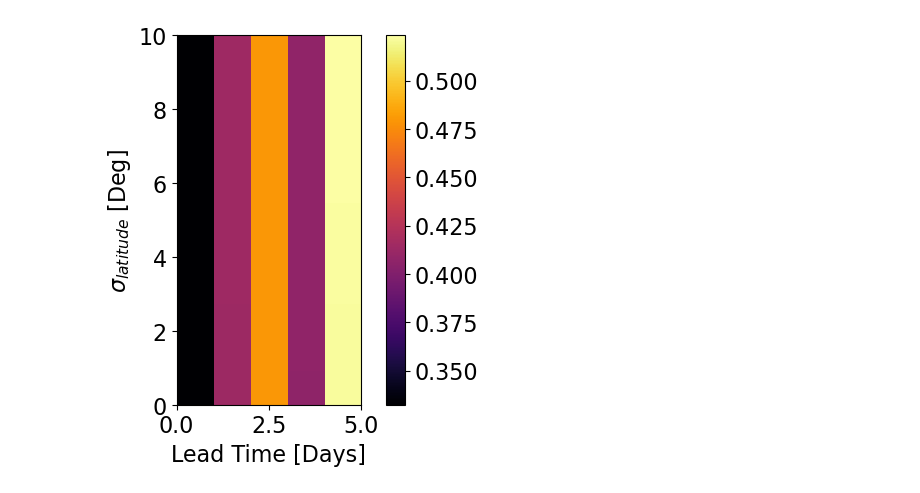
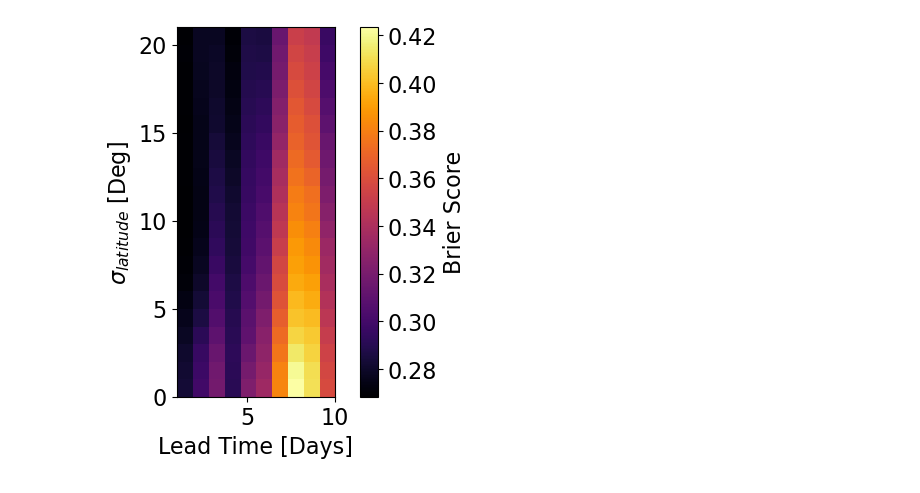
Before and after one commit to NathanielInatimi/WSA_calibration, a Jupyter notebook: code/WSA_calibration.ipynb, the cells around one changed output. Drawn from its saved outputs; the diff is of its cells as text; code cells hidden in the pictures.

Commit message:
fixed perturbation -bug- (large perturbations falling outside WSA map boundaries) which caused HUXt to break, building up analysis pipeline to deal with larger numbers of ensembles

```diff
--- a/code/WSA_calibration.ipynb
+++ b/code/WSA_calibration.ipynb
@@ -272,17 +268,17 @@ def split_by_lead_time(params, sigma_longitude, max_lead_time, observed_data, fi
 # %%
 # ensemble parameters
 ensemble_size = 100
-sigma_latitude = 19 # degrees
+sigma_latitude = 11 # degrees
 sigma_longitude = 0 # degrees
 forecast_window = 10 * u.day
 r_min = 21.5*u.solRad
 
 # get all ensemble netCDF file strings of specified parameters
 ensemble_directory_path = os.path.abspath(os.path.join(os.pardir,'data','ensembles'))
-ensemble_file_words = [f'ens_{int(sigma_latitude)}_{ensemble_size}'] # keywords to filter for in coronal model file directory
+ensemble_file_words = [f'ens_{int(sigma_latitude)}_{ensemble_size}'] # keywords to filter ensemble set directory
 ensemble_fname = hef.get_files_containing_words(ensemble_directory_path, ensemble_file_words)[0]
 
-all_files = os.listdir(os.path.abspath(os.path.join(os.pardir,'data','ensembles',ensemble_fname)))
+all_files = os.listdir(os.path.abspath(os.path.join(os.pardir,'data','ensembles',ensemble_fname))) # list of all files inside ensemble directory
 
 dates = []
 filenames = []
@@ -303,7 +299,7 @@ df_ens_filenames = df_ens_filenames.sort_index()
 
 # specify date range of ensemble to load in
 start_date = datetime.datetime(2023,1,1)
-end_date = datetime.datetime(2023,1,14)
+end_date = datetime.datetime(2024,1,1)
 
 date_range = pd.date_range(start_date, end_date, freq='D') # daily frequency
 
@@ -321,9 +317,12 @@ fname_list = unique_files['file_string'].to_list()
 
 params = ('dummy_fname', ensemble_size, sigma_latitude, forecast_window, r_min)
 
-max_lead_time = 5 # days
+# Remove rows with NaN values from CME filtered verification dataset
+cme_removed_data = df_filtered.dropna(subset = ['V'])
+
+max_lead_time = 10 # days
 lead_time_dict = split_by_lead_time(params=params, sigma_longitude=sigma_longitude,
-                                    max_lead_time=max_lead_time, observed_data=omni_data,
+                                    max_lead_time=max_lead_time, observed_data=cme_removed_data,
                                     filenames=fname_list)
 # %%
 colors = ['darkred', 'red', 'orange', 'forestgreen', 'darkgreen', 'blue', 'cornflowerblue', 'purple', 'magenta', 'pink', 'grey']
@@ -331,19 +330,20 @@ colors = ['darkred', 'red', 'orange', 'forestgreen', 'darkgreen', 'blue', 'cornf
 plt.figure(figsize = (20,4))
 for index in range(len(fname_list)):
 
-    max_lead_time = 5
+    max_lead_time = 10
     for i in range(max_lead_time):
 
         df_ = lead_time_dict[f'{i+1}_day_lead'][index]
         df_stats = compute_lead_time_stats(df_)
 
         plt.fill_between(df_stats.index, df_stats['lower_2_sigma'], df_stats['upper_2_sigma'], label = r'2$\sigma$', color = colors[i], alpha = 0.4, edgecolor = None )
-        plt.fill_between(df_stats.index, df_stats['lower_1_sigma'], df_stats['upper_1_sigma'], label = r'1$\sigma$', color = colors[i], alpha = 1, edgecolor = None )
+        plt.fill_between(df_stats.index, df_stats['lower_1_sigma'], df_stats['upper_1_sigma'], label = r'1$\sigma$', color = colors[i], alpha = 0.8, edgecolor = None )
 
         #plt.plot(df_[0])
         plt.plot(lead_time_dict[f'{i+1}_day_data'][index], color = 'black')
 
 plt.xlabel('Time [UTC]')
 plt.ylabel(r'$V_{SW}$ [km/s]')
+plt.ylim(250,700)
 plt.show()
 # %% [output]
@@ -388,7 +373,7 @@ plt.show()
 BS_list = []
 
 plt.figure(figsize = (7,7))
-max_lead_time = 5
+max_lead_time = 10
 for i in range(max_lead_time):
     df_combined = pd.concat(lead_time_dict[f'{i+1}_day_lead'])
     df_data = pd.concat(lead_time_dict[f'{i+1}_day_data'])
@@ -422,19 +448,24 @@ Text(0, 0.5, 'Brier Score')
 # %%
+# specify date range of ensemble to load in
+start_date = datetime.datetime(2023,1,1)
+end_date = datetime.datetime(2023,3,1)
 
+# list of ensemble netCDF filenames within date_range
+fname_list = get_filenames_between_dates(start_date, end_date)
 
 # latitude scale parameters to evaluate
-latitudes_to_test = np.linspace(0,10,11)
+latitudes_to_test = np.linspace(0,20,21)
 
 BS_by_lat = []
 
 for sigma_latitude in latitudes_to_test:
 
     ensemble_size = 100
-    sigma_longitude = 0 # degrees
+    sigma_longitude = 5 # degrees
     forecast_window = 10 * u.day
     r_min = 21.5*u.solRad
 
-    max_lead_time = 5 # days
+    max_lead_time = 10 # days
     #fname = fname_list[0]
 
     # params formatted as a tuple to feed to ensemble gen function
@@ -460,9 +501,9 @@ for sigma_latitude in latitudes_to_test:
 # %%
-plt.imshow(BS_by_lat, cmap = 'inferno', extent=[0,5,0,10])
+plt.imshow(BS_by_lat, cmap = 'inferno', extent=[1,10,0,21], origin = 'lower')
 plt.xlabel('Lead Time [Days]')
 plt.ylabel(r'$\sigma_{latitude}$ [Deg]')
 #plt.yticks(np.linspace(0,20,6))
-plt.colorbar()
+plt.colorbar(label = 'Brier Score')
 plt.show()
 # %% [output]
-[figure, old version]
+[figure, new version]
```
Also changed, not shown: parts of 19 cells of this notebook, 6 other files.
